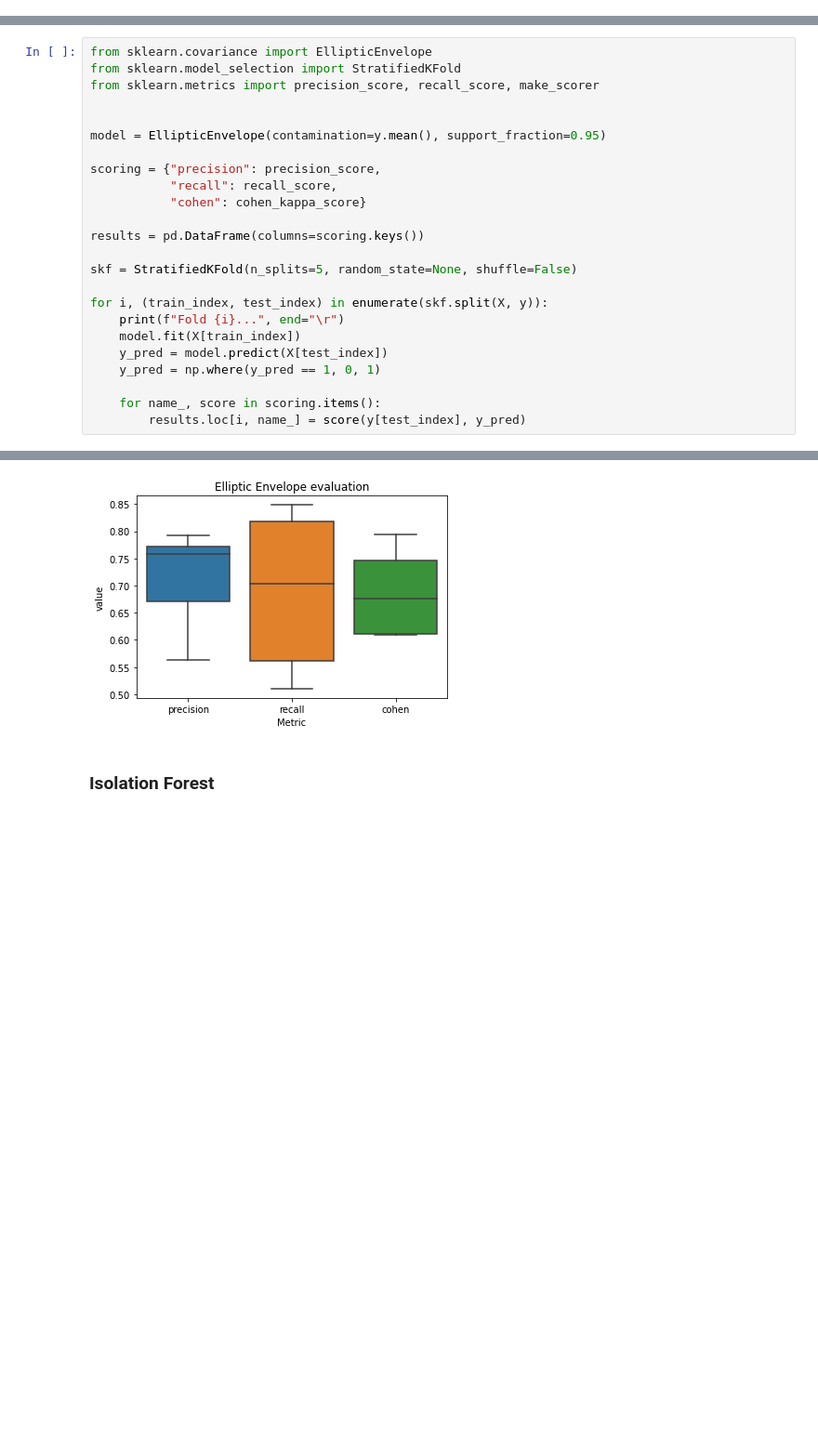
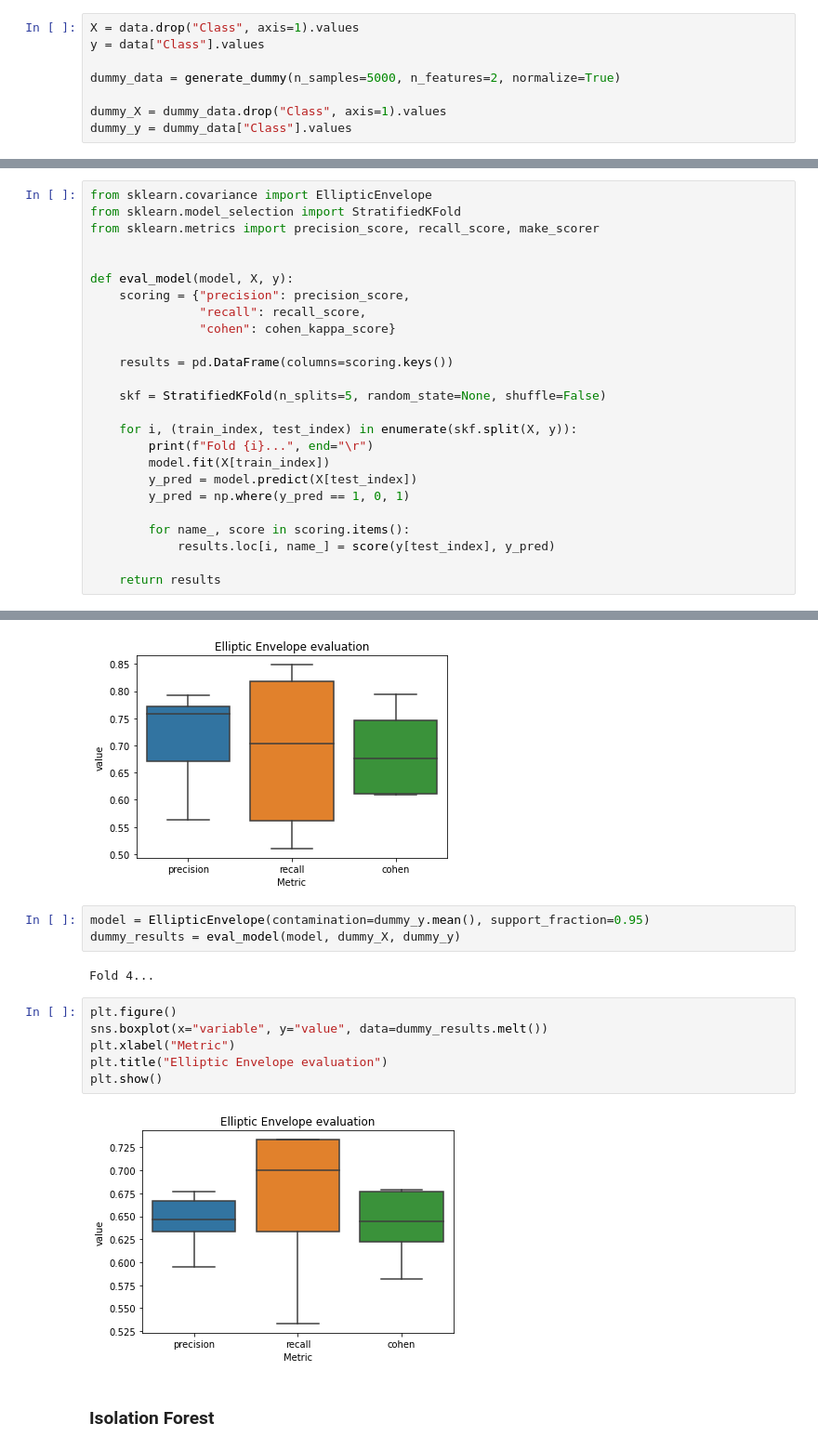
Before and after one commit to danieltsoukup/autoencoders, a Jupyter notebook: outlier_detection_with_autoencoders.ipynb, the cells around one changed output, grey strips where cells are left out. Shown at 93% size. Saved outputs shown, nothing was run; the diff lists cells and outputs as text; blank space fills up the shorter version.

```diff
--- a/outlier_detection_with_autoencoders.ipynb
+++ b/outlier_detection_with_autoencoders.ipynb
@@ -186,3 +196,11 @@ y = data["Class"].values
+# %%
+X = data.drop("Class", axis=1).values
+y = data["Class"].values
+
+dummy_data = generate_dummy(n_samples=5000, n_features=2, normalize=True)
+
+dummy_X = dummy_data.drop("Class", axis=1).values
+dummy_y = dummy_data["Class"].values
 # %% [markdown]
 ### Elliptic Envelopes
 # %% [markdown]
@@ -195,21 +213,22 @@ from sklearn.model_selection import StratifiedKFold
 from sklearn.metrics import precision_score, recall_score, make_scorer
 
 
-model = EllipticEnvelope(contamination=y.mean(), support_fraction=0.95)
+def eval_model(model, X, y):
+    scoring = {"precision": precision_score,
+               "recall": recall_score,
+               "cohen": cohen_kappa_score}
 
-scoring = {"precision": precision_score,
-           "recall": recall_score,
-           "cohen": cohen_kappa_score}
+    results = pd.DataFrame(columns=scoring.keys())
 
-results = pd.DataFrame(columns=scoring.keys())
+    skf = StratifiedKFold(n_splits=5, random_state=None, shuffle=False)
 
-skf = StratifiedKFold(n_splits=5, random_state=None, shuffle=False)
+    for i, (train_index, test_index) in enumerate(skf.split(X, y)):
+        print(f"Fold {i}...", end="\r")
+        model.fit(X[train_index])
+        y_pred = model.predict(X[test_index])
+        y_pred = np.where(y_pred == 1, 0, 1)
 
-for i, (train_index, test_index) in enumerate(skf.split(X, y)):
-    print(f"Fold {i}...", end="\r")
-    model.fit(X[train_index])
-    y_pred = model.predict(X[test_index])
-    y_pred = np.where(y_pred == 1, 0, 1)
+        for name_, score in scoring.items():
+            results.loc[i, name_] = score(y[test_index], y_pred)
 
-    for name_, score in scoring.items():
-        results.loc[i, name_] = score(y[test_index], y_pred)
+    return results
@@ -223,6 +245,19 @@ plt.title("Elliptic Envelope evaluation")
 plt.show()
 # %% [output]
 [figure]
+# %%
+model = EllipticEnvelope(contamination=dummy_y.mean(), support_fraction=0.95)
+dummy_results = eval_model(model, dummy_X, dummy_y)
+# %% [output]
+Fold 4...
+# %%
+plt.figure()
+sns.boxplot(x="variable", y="value", data=dummy_results.melt())
+plt.xlabel("Metric")
+plt.title("Elliptic Envelope evaluation")
+plt.show()
+# %% [output]
+[figure, added]
 # %% [markdown]
 ### Isolation Forest
 # %% [markdown]
```
Also changed, not shown: parts of 31 cells of this notebook, 1 other file.
